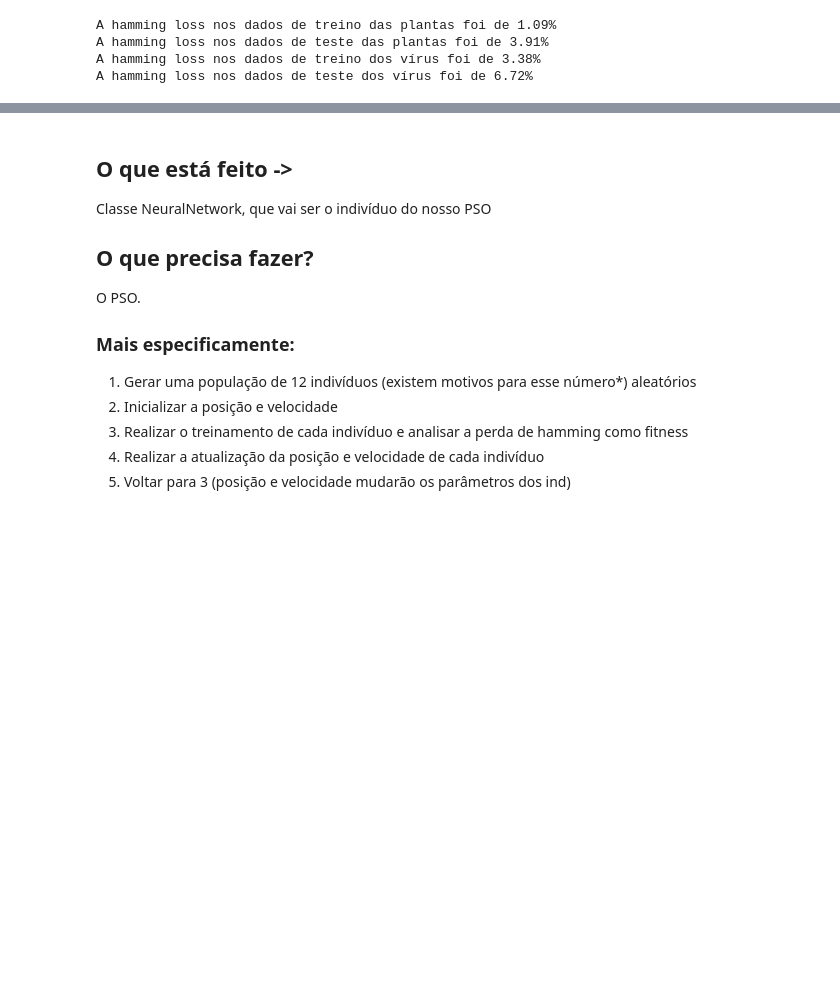
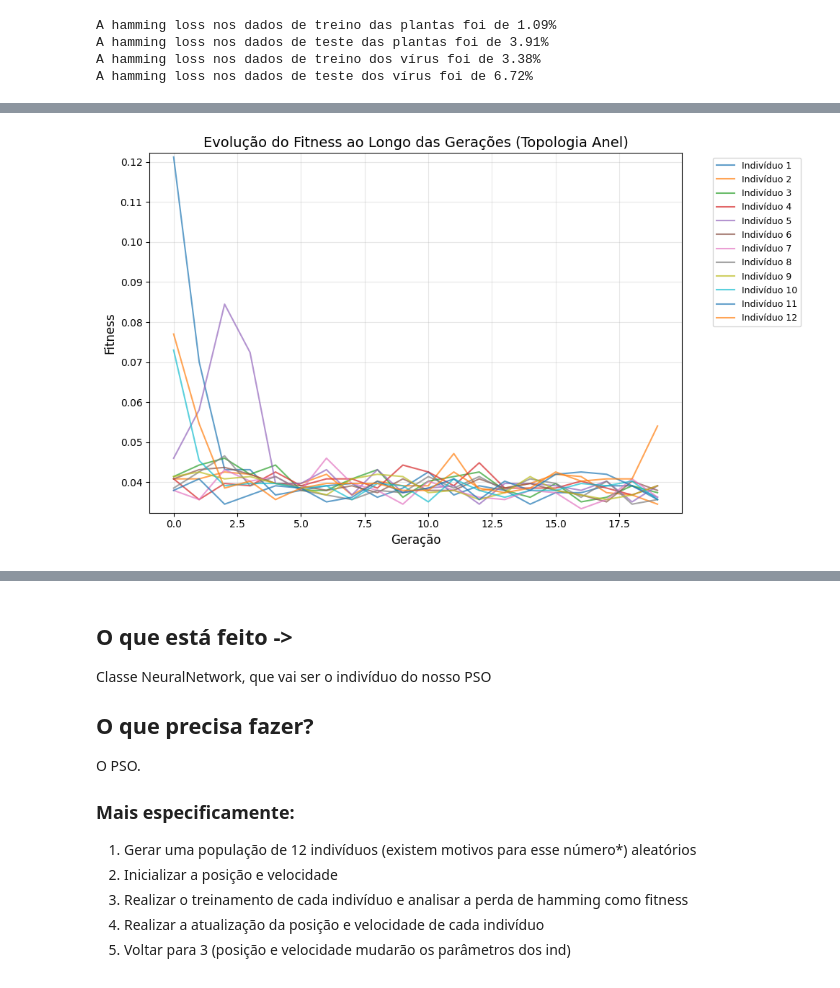
Before and after one commit to arthur-qm/trabalho-bioinspirada-scc0911-202402, a Jupyter notebook: trabalho copy.ipynb, the cells around one changed output, grey strips where cells are left out. Drawn from its saved outputs; the diff is of its cells as text; code cells hidden in the pictures; blank space fills up the shorter version.

```diff
--- a/trabalho copy.ipynb
+++ b/trabalho copy.ipynb
@@ -281,9 +298,14 @@ def pso_algorithm(X_train, y_train, X_test, y_test, topology_graph, population_s
     global_best_loss = float("inf")
     global_best_position = None
 
+    generation_bests = []
+    every_particle_stats = []
+
     for generation in range(generations):
         print(f"Geração {generation + 1}/{generations}")
         fitnesses_and_pos = []
+        best_of_gen = float('inf')
+        best_of_gen_pos = None
 
         for particle in population:
             evaluate_fitness(particle, X_train, y_train, X_test, y_test)
@@ -293,6 +315,12 @@ def pso_algorithm(X_train, y_train, X_test, y_test, topology_graph, population_s
             if particle.current_loss < global_best_loss:
                 global_best_loss = particle.current_loss
                 global_best_position = deepcopy(particle.position)
+
+            if particle.current_loss < best_of_gen:
+                best_of_gen = particle.current_loss
+                best_of_gen_pos = deepcopy(particle.position)
+
+        every_particle_stats.append(fitnesses_and_pos)
         print(fitnesses_and_pos)
         # Atualizar partículas
         for i, particle in enumerate(population):
@@ -308,8 +336,9 @@ def pso_algorithm(X_train, y_train, X_test, y_test, topology_graph, population_s
         #    update_particle(particle, global_best_position)
 
         print(f"Melhor Hamming Loss da geração {generation}: {global_best_loss:.4f}")
+        generation_bests.append((best_of_gen, best_of_gen_pos))
 
-    return global_best_loss, global_best_position
+    return generation_bests, every_particle_stats, global_best_loss, global_best_position
 # %%
 pop_size = 12
 ring_graph = [[(i-1) % pop_size, (i+1) % pop_size] for i in range(pop_size)]
@@ -356,0 +365,30 @@ for ind in pop:
+# %%
+every_graph = [[] for _ in range(pop_size)]
+
+for i in range(pop_size):
+    for j in range(len(every_part_bests_ring)):
+        every_graph[i].append(every_part_bests_ring[j][i][0])
+# %%
+num_generations = len(every_part_bests_ring)
+plt.figure(figsize=(10, 6))  # Define o tamanho da figura
+
+for i in range(pop_size):
+    plt.plot(range(num_generations), every_graph[i], label=f"Indivíduo {i + 1}", alpha=0.7)
+
+# Ajustar eixos
+plt.xlabel("Geração", fontsize=12)
+plt.ylabel("Fitness", fontsize=12)
+plt.title("Evolução do Fitness ao Longo das Gerações (Topologia Anel)", fontsize=14)
+plt.grid(alpha=0.3)
+
+# Opção: Ajustar o eixo y para destacar os valores próximos
+plt.ylim([min(min(row) for row in every_graph) - 0.001, max(max(row) for row in every_graph) + 0.001])
+
+# Legenda
+plt.legend(bbox_to_anchor=(1.05, 1), loc='upper left', fontsize=9)
+
+# Mostrar o gráfico
+plt.tight_layout()
+plt.show()
+# %% [output]
+[figure, added]
```
Also changed, not shown: parts of 20 cells of this notebook.
